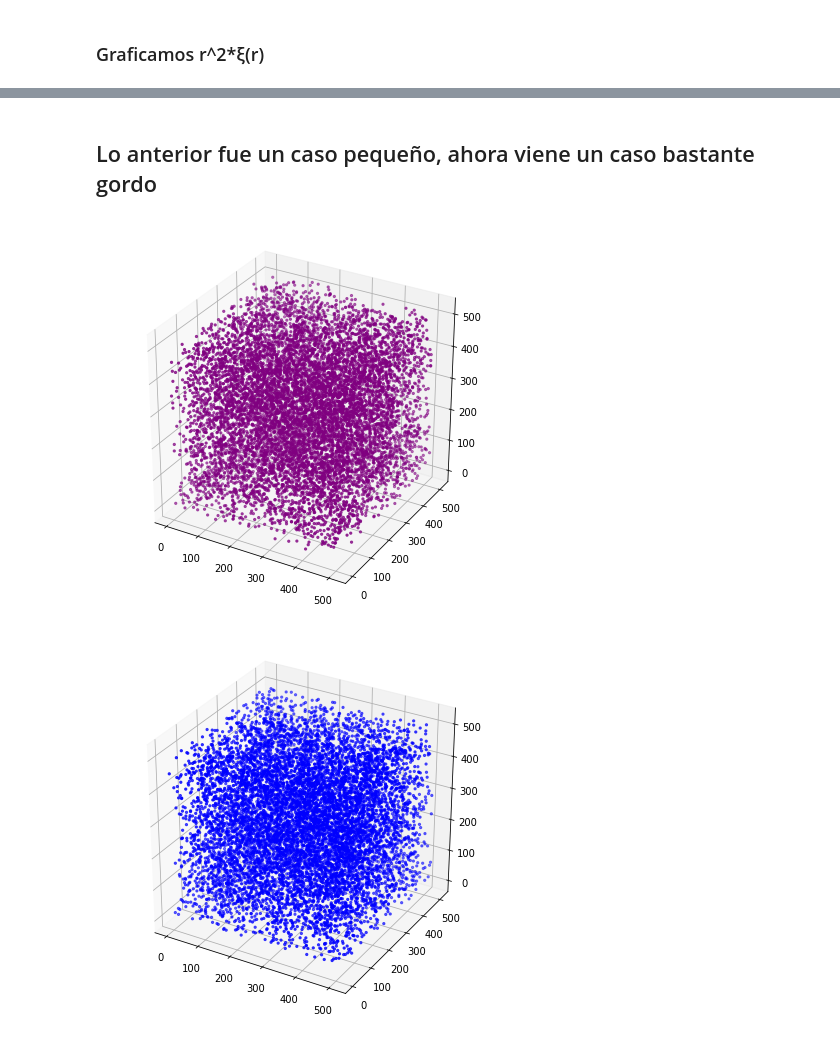
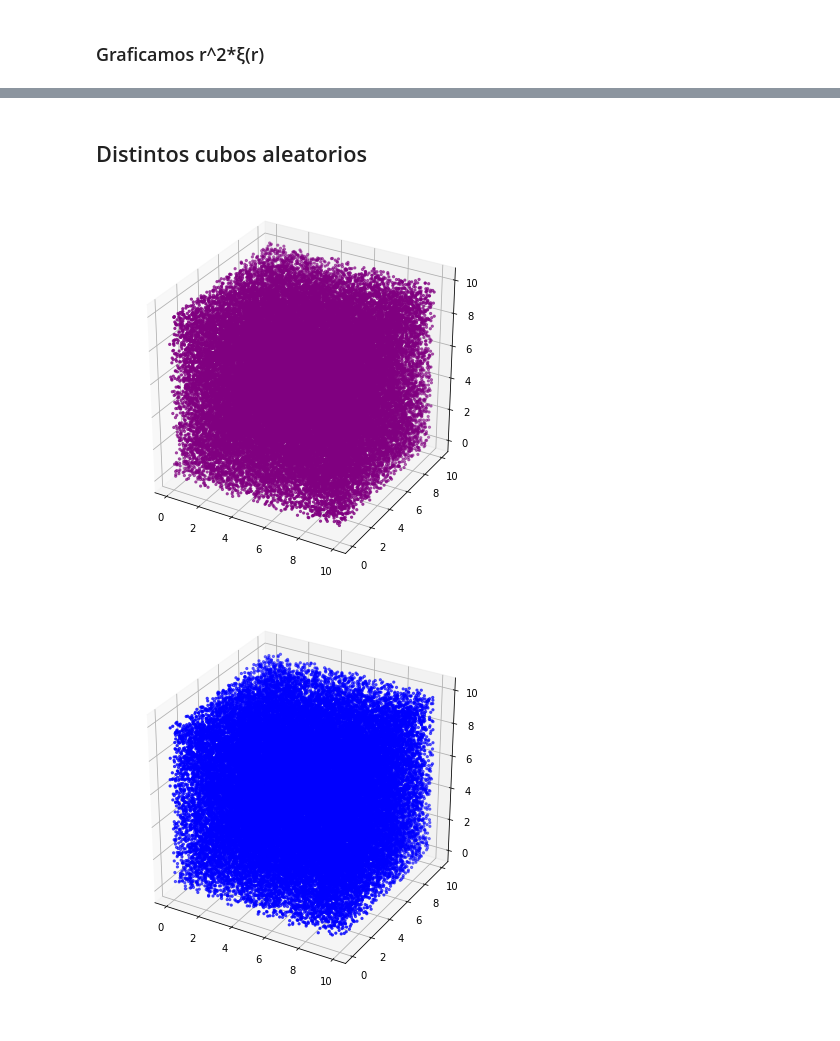
Before and after one commit to DCIDA2019/da2020-BubuDavid, a Jupyter notebook: Semana12/Quarantine 4th class - Busqueda de estructuras de datos puntutales.ipynb, the cells around one changed output, grey strips where cells are left out. Cells and saved outputs as stored; diff of their text form; code cells hidden in the pictures.

```diff
--- a/Semana12/Quarantine 4th class - Busqueda de estructuras de datos puntutales.ipynb
+++ b/Semana12/Quarantine 4th class - Busqueda de estructuras de datos puntutales.ipynb
@@ -182,11 +184,11 @@ graphFunction(x=r,y=r2xi,titulo="Grafica de r^2*ξ(r) vs. distancia", labels=["r
-# %% [markdown]
-## Lo anterior fue un caso pequeño, ahora viene un caso bastante gordo
+# %% [markdown]
+## Distintos cubos aleatorios
 # %%
-cuboGordo1 = generateCubeRandom(L=512, numeroPuntos=10000)
-cuboGordo2 = generateCubeRandom(L=512, numeroPuntos=10000)
+cuboGordo1 = generateCubeRandom(L=10, numeroPuntos=50000)
+cuboGordo2 = generateCubeRandom(L=10, numeroPuntos=50000)
 graphCube(cuboGordo1)
 graphCube(cuboGordo2, color="blue")
 # %% [output]
-[figure, old version]
+[figure, new version]
-[figure, old version]
+[figure, new version]
 # %%
```
Also changed, not shown: parts of 9 cells of this notebook, 2 other files.
